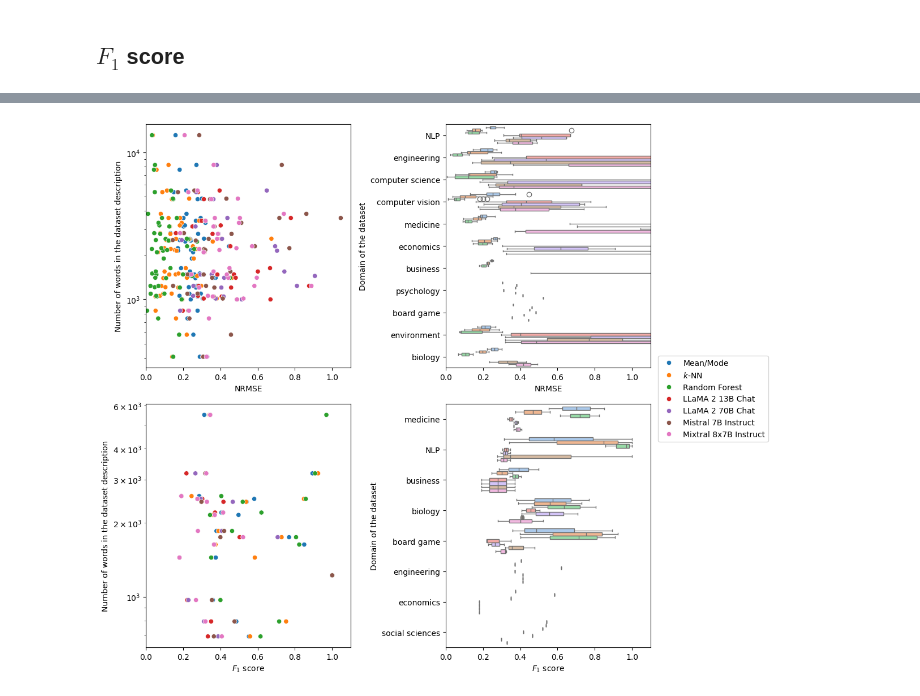
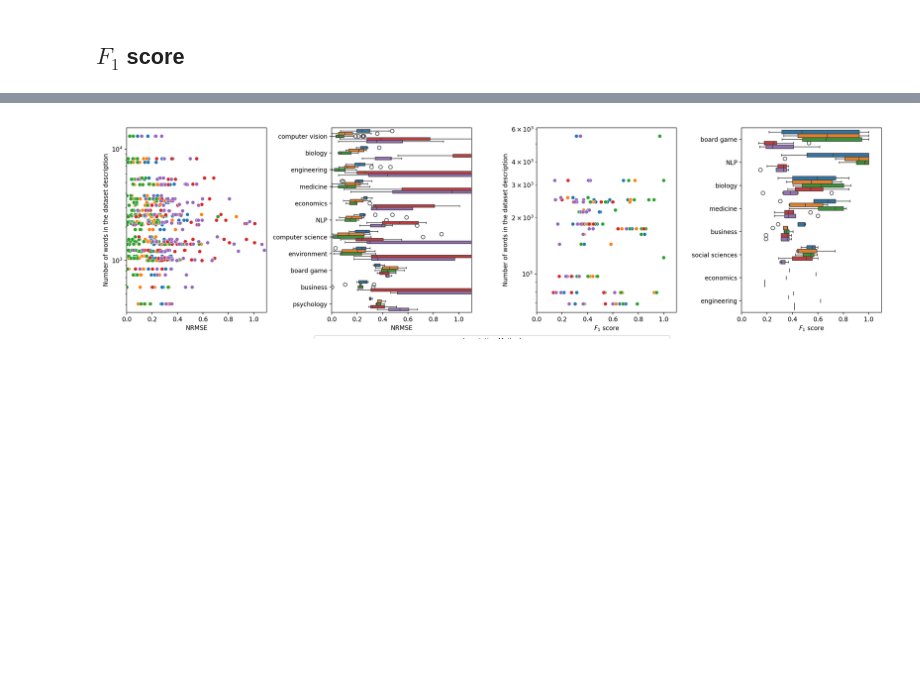
Before and after one commit to Selbosh/quantllm, a Jupyter notebook: scripts/imputation/visualize.ipynb, the cells around one changed output, grey strips where cells are left out. Cells and saved outputs as stored; diff of their text form; code cells hidden in the pictures; blank space fills up the shorter version.

Commit message:
Updated plots

```diff
--- a/scripts/imputation/visualize.ipynb
+++ b/scripts/imputation/visualize.ipynb
@@ -54,6 +57,15 @@ def fetch_openml_category(openml_dirpath: Path):
     return dataset_category_dict
 
 dataset_category_dict = fetch_openml_category(openml_dirpath)
+# %%
+def fetch_openml_task_runs(openml_dirpath: Path):
+    dataset_list_filepath = openml_dirpath / 'openml-custom-list.csv'
+    dataset_list = pd.read_csv(dataset_list_filepath, header=0)
+    # update natural language processing -> NLP
+    dataset_category_dict = { openml_id: category for openml_id, category in zip(dataset_list['did'], dataset_list['tasks_runs']) }
+    return dataset_category_dict
+
+dataset_task_runs = fetch_openml_task_runs(openml_dirpath)
 # %%
 rmse_df = pd.DataFrame(columns=['method', 'openml_id', 'openml_desc_len', 'category', 'n_features', 'rmse'])
 macro_f1_df = pd.DataFrame(columns=['method', 'openml_id', 'openml_desc_len', 'category', 'n_features', 'macro_f1'])
@@ -363,56 +405,52 @@ g.fig.savefig(output_dirpath / 'fig/f1-domain-all.pdf', bbox_inches='tight')
 # %%
 import matplotlib.pyplot as plt
 import seaborn as sns
 
-# データをロードする
-# ここで、rmse_dfとmacro_f1_dfデータフレームをロードしてください
+fig, axs = plt.subplots(1, 4, figsize=(18, 5))  # サイズは必要に応じて調整
 
-# サブプロットを作成する
-fig, axs = plt.subplots(2, 2, figsize=(10, 10))  # サイズは必要に応じて調整
+# NRMSE - Description Length
+sns.scatterplot(
+    data=rmse_df, x='rmse', y='openml_desc_len', hue='method', ax=axs[0]
+)
+axs[0].set_xlabel('NRMSE')
+axs[0].set_ylabel('Number of words in the dataset description')
+axs[0].set_yscale('log')
+axs[0].set_xlim(0, 1.1)
 
-# 1つ目のグラフ
+# NRMSE - Domain
+sns.boxplot(
+    data=rmse_df, x="rmse", y="category", hue="method", ax=axs[1]
+)
+axs[1].set_xlim(0, 1.1)
+axs[1].set_xlabel('NRMSE')
+axs[1].set_ylabel('')
+
+# F1 - Description Length
 sns.scatterplot(
-    data=rmse_df, x='rmse', y='openml_desc_len', hue='method', ax=axs[0, 0]
+    data=macro_f1_df, x='macro_f1', y='openml_desc_len', hue='method', ax=axs[2]
 )
-axs[0, 0].set_xlabel('NRMSE')
-axs[0, 0].set_ylabel('Number of words in the dataset description')
-axs[0, 0].set_yscale('log')
-axs[0, 0].set_xlim(0.0, 1.1)
+axs[2].set_xlabel('$F_1$ score')
+axs[2].set_ylabel('Number of words in the dataset description')
+axs[2].set_yscale('log')
+axs[2].set_xlim(0, 1.1)
 
-# 2つ目のグラフ
+# F1 - Domain
 sns.boxplot(
-    data=rmse_df, x="rmse", y="category", hue="method", palette='pastel', ax=axs[0, 1]
+    data=macro_f1_df, x="macro_f1", y="category", hue="method", ax=axs[3]
 )
-axs[0, 1].set_xlim(0, 1.1)
-axs[0, 1].set_xlabel('NRMSE')
-axs[0, 1].set_ylabel('Domain of the dataset')
+axs[3].set_xlim(0, 1.1)
+axs[3].set_xlabel('$F_1$ score')
+axs[3].set_ylabel('')
 
-# 3つ目のグラフ
-sns.scatterplot(
-    data=macro_f1_df, x='macro_f1', y='openml_desc_len', hue='method', ax=axs[1, 0]
-)
-axs[1, 0].set_xlabel('$F_1$ score')
-axs[1, 0].set_ylabel('Number of words in the dataset description')
-axs[1, 0].set_yscale('log')
-axs[1, 0].set_xlim(0, 1.1)
-
-# 4つ目のグラフ
-sns.boxplot(
-    data=macro_f1_df, x="macro_f1", y="category", hue="method", palette='pastel', ax=axs[1, 1]
-)
-axs[1, 1].set_xlim(0, 1.1)
-axs[1, 1].set_xlabel('$F_1$ score')
-axs[1, 1].set_ylabel('Domain of the dataset')
-
-# 凡例を統一する
-handles, labels = axs[0, 0].get_legend_handles_labels()
-fig.legend(handles, labels, loc='center right', bbox_to_anchor=(1.2, 0.5))
-
-# 各サブプロットの凡例を非表示にする
+# Legend
+handles, labels = axs[0].get_legend_handles_labels()
+fig.legend(handles, labels, loc='lower center', bbox_to_anchor=(0.5, -0.09), ncol=7, title='Imputation Method')
 for ax in axs.flat:
     ax.legend().set_visible(False)
 
+# Output
 plt.tight_layout()
+plt.savefig(output_dirpath / 'fig/imputation-performance.pdf', bbox_inches='tight')
 plt.show()
 # %% [output]
-[figure, old version]
+[figure, new version]
```
Also changed, not shown: parts of 43 cells of this notebook, 1 other file.
